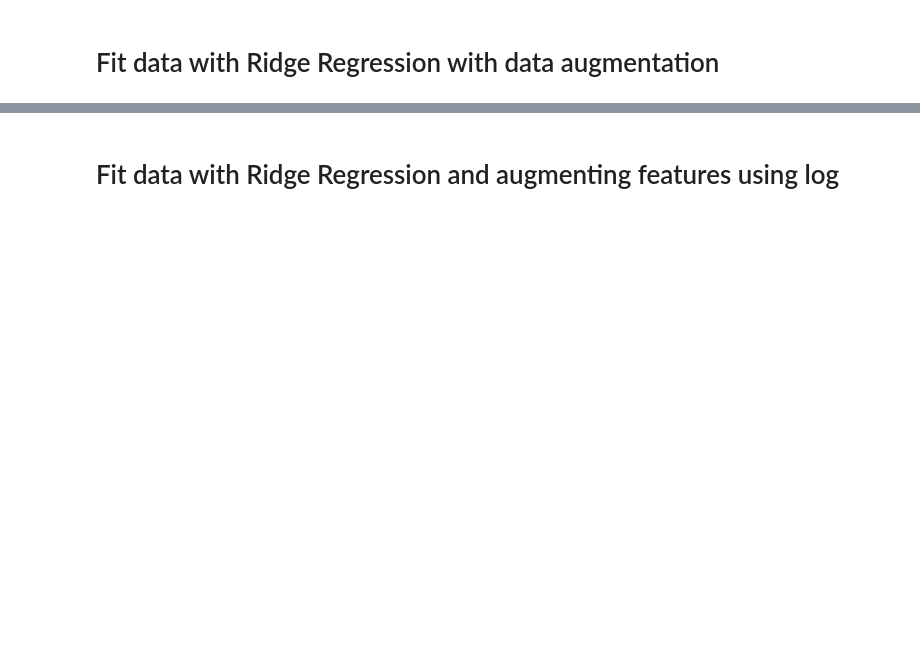
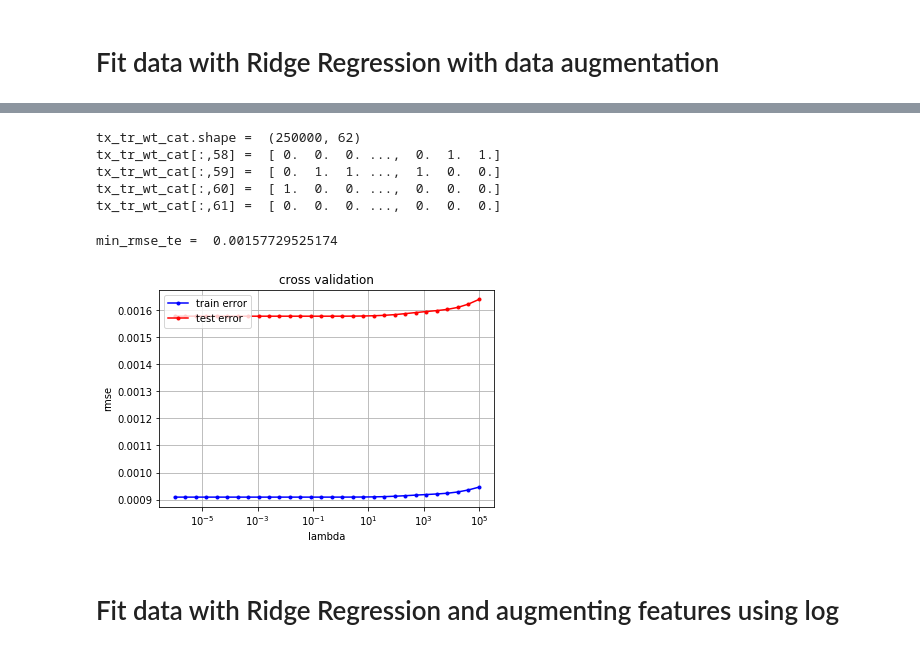
Before and after one commit to szwify/ML_pr1, a Jupyter notebook: multimodel-Copy1.ipynb, the cells around one changed output, grey strips where cells are left out. Drawn from its saved outputs; the diff is of its cells as text; code cells hidden in the pictures; blank space fills up the shorter version.

```diff
--- a/multimodel-Copy1.ipynb
+++ b/multimodel-Copy1.ipynb
@@ -147,3 +260,48 @@ cross_validation_demo()
+# %%
+tx_tr, tx_te = augment_feat_sqrt(tx_tr_in, tx_te_in)
+tx_tr_wt_cat = np.concatenate((tx_tr, tx_tr_cat), axis=1)
+tx_te_wt_cat = np.concatenate((tx_te, tx_te_cat), axis = 1)
+print("tx_tr_wt_cat.shape = ", tx_tr_wt_cat.shape)
+print("tx_tr_wt_cat[:,58] = ", tx_tr_wt_cat[:, 58])
+print("tx_tr_wt_cat[:,59] = ", tx_tr_wt_cat[:, 59])
+print("tx_tr_wt_cat[:,60] = ", tx_tr_wt_cat[:, 60])
+print("tx_tr_wt_cat[:,61] = ", tx_tr_wt_cat[:, 61])
+# %% [output]
+tx_tr_wt_cat.shape =  (250000, 62)
+tx_tr_wt_cat[:,58] =  [ 0.  0.  0. ...,  0.  1.  1.]
+tx_tr_wt_cat[:,59] =  [ 0.  1.  1. ...,  1.  0.  0.]
+tx_tr_wt_cat[:,60] =  [ 1.  0.  0. ...,  0.  0.  0.]
+tx_tr_wt_cat[:,61] =  [ 0.  0.  0. ...,  0.  0.  0.]
+# %%
+def cross_validation_demo():
+    seed = 1
+    degree = 1
+    k_fold = 4
+    lambdas = np.logspace(-6, 5, 30)
+
+    # split data in k fold
+    k_indices = build_k_indices(y_tr, k_fold, seed)
+
+    # define lists to store the loss of training data and test data
+    rmse_tr = []
+    rmse_te = []
+
+    # cross validation
+    for ind, lambda_ in enumerate(lambdas):
+        # define model
+        model = ridge_regression(lambda_)
+        losses_train, losses_test = cross_validation(model, y_tr, tx_tr_wt_cat, k_fold)
+        tmp_tr = np.mean(losses_train)
+        tmp_te = np.mean(losses_test)
+        rmse_tr.append(tmp_tr)
+        rmse_te.append(tmp_te)
+    print("min_rmse_te = ", np.min(rmse_te))
+    cross_validation_visualization(lambdas, rmse_tr, rmse_te)
+
+cross_validation_demo()
+# %% [output]
+min_rmse_te =  0.00157729525174
+[figure, added]
 # %% [markdown]
 # Fit data with Ridge Regression and augmenting features using log
 # %%
```
Also changed, not shown: parts of 35 cells of this notebook, 6 other files.
